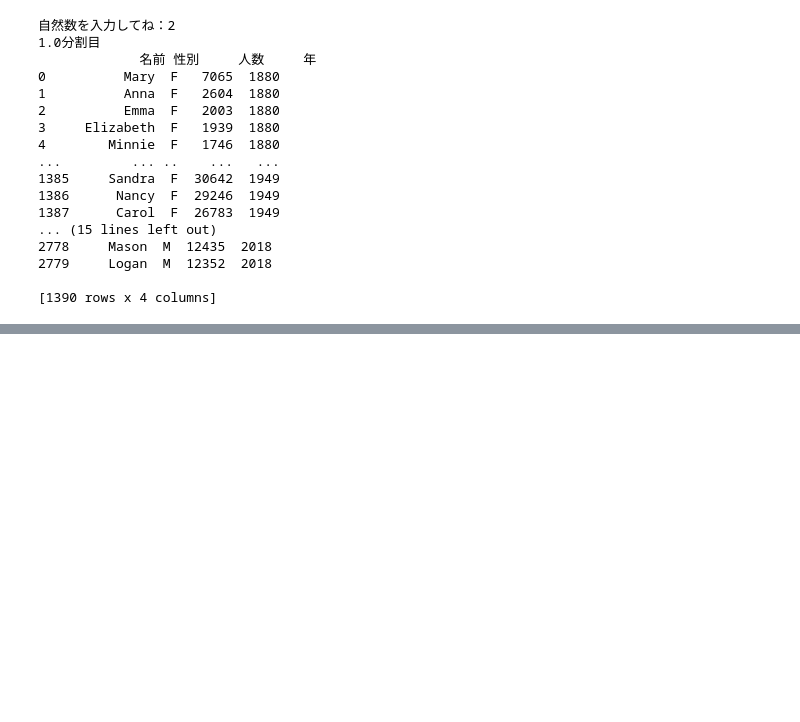
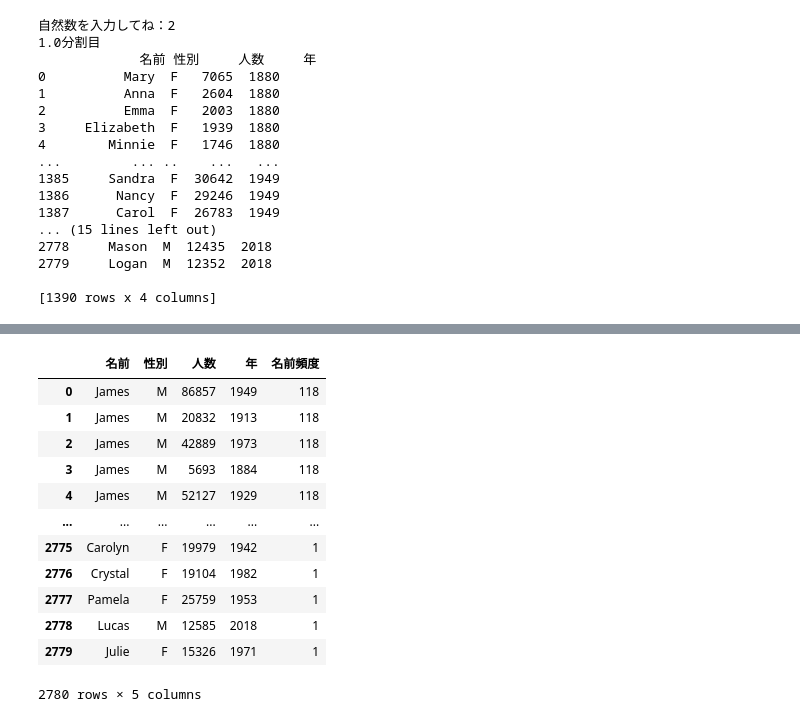
Before and after one commit to areldai03/nlp100knock, a Jupyter notebook: chap2.ipynb, the cells around one changed output, grey strips where cells are left out. Drawn from its saved outputs; the diff is of its cells as text; code cells hidden in the pictures; blank space fills up the shorter version.

```diff
--- a/chap2.ipynb
+++ b/chap2.ipynb
@@ -75,3 +53,15 @@ Name: 性別, Length: 2780, dtype: object
+# %%
+#12
+c1 = df.iloc[:,0]
+c2 = df.iloc[:,1]
+
+with open("col1.txt",mode="w") as f:
+  for c in c1:
+    f.write(c+"\n")
+
+with open("col2.txt",mode="w") as f:
+  for c in c2:
+    f.write(c+"\n")
 # %%
 !cut -f 1,2,3 col2.txt
 # %% [output]
@@ -184,0 +251,20 @@ print()
+# %%
+#19
+frequency_counts = df['名前'].value_counts()
+df['名前頻度'] = df['名前'].map(frequency_counts)
+df_sorted = df.sort_values(by="名前頻度", ascending=False, ignore_index=True)
+df_sorted
+# %% [output]
+|  | 名前 | 性別 | 人数 | 年 | 名前頻度 |
+| 0 | James | M | 86857 | 1949 | 118 |
+| 1 | James | M | 20832 | 1913 | 118 |
+| 2 | James | M | 42889 | 1973 | 118 |
+| 3 | James | M | 5693 | 1884 | 118 |
+| 4 | James | M | 52127 | 1929 | 118 |
+| ... | ... | ... | ... | ... | ... |
+| 2775 | Carolyn | F | 19979 | 1942 | 1 |
+| 2776 | Crystal | F | 19104 | 1982 | 1 |
+| 2777 | Pamela | F | 25759 | 1953 | 1 |
+| 2778 | Lucas | M | 12585 | 2018 | 1 |
+| 2779 | Julie | F | 15326 | 1971 | 1 |
+2780 rows × 5 columns
```
Also changed, not shown: parts of 14 cells of this notebook.
